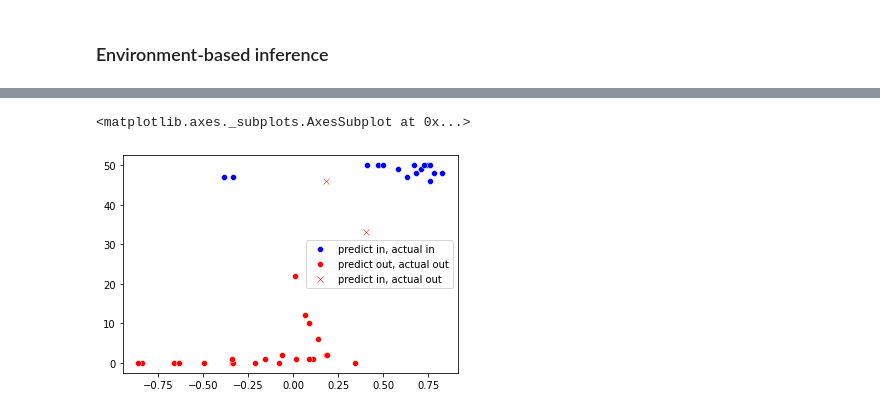
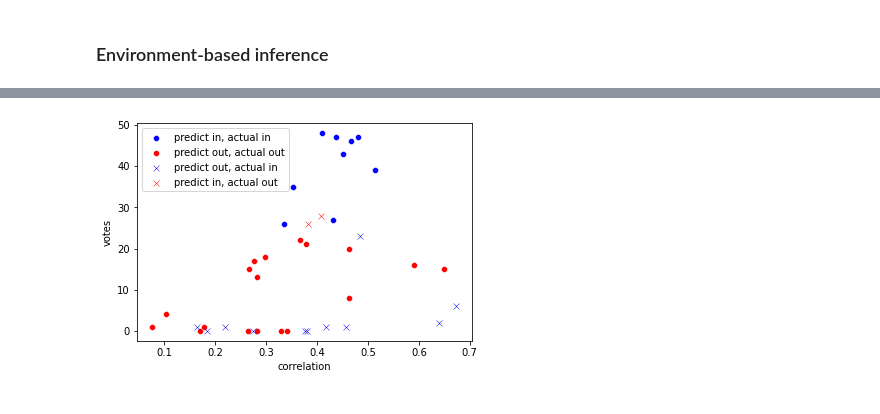
Before and after one commit to yunhaoyang234/Membership-Attack-Privacy-Preserving, a Jupyter notebook: MIA_RL_multiroom.ipynb, the cells around one changed output, grey strips where cells are left out. Drawn from its saved outputs; the diff is of its cells as text; code cells hidden in the pictures.

```diff
--- a/MIA_RL_multiroom.ipynb
+++ b/MIA_RL_multiroom.ipynb
@@ -59,7 +124,6 @@ Mounted at /content/drive
 # %%
-df = pd.read_csv(data_dir+'mr_gae/critic_traj.csv')
-target_df = pd.read_csv(data_dir+'mr_gae_v/critic_traj.csv')
-
+df = pd.read_csv(data_dir+'mr_def/critic_traj.csv')
+target_df = pd.read_csv(data_dir+'mr_def_v/critic_traj.csv')
 df.head()
 # %% [output]
 |  | value | reward | env | label | corr |
@@ -84,0 +158,15 @@ def concat_data(dataframe, pad_len=64):
+# %%
+v = []
+r = []
+x = []
+
+for i in range(1210, 1215):
+    v += ast.literal_eval(df['value'][i])
+    r += ast.literal_eval(df['reward'][i])
+    x += range(len(ast.literal_eval(df['value'][i])))
+
+sns.lineplot(x, v, label='value')
+ax = sns.lineplot(x, r, label='reward')
+ax.set_xlabel('step')
+ax.set_ylabel('correlation')
+print(np.corrcoef(np.array(v), np.array(r)))
@@ -135,5 +197,5 @@ def build_att():
 # %%
 attack_model = build_att()
-attack_model.fit(x=data, y=labels, batch_size=64, epochs=20, verbose=True)
+attack_model.fit(x=data, y=labels, batch_size=64, epochs=15, verbose=False)
 attack_model.evaluate(x=v_data, y=v_labels, batch_size=64)
 # %% [output]
@@ -207,19 +259,20 @@ prediction:  out actual:  out correct:  True
 # %%
 corrs, votes, preds, actus = np.array(corrs), np.array(votes), np.array(preds), np.array(actus)
 # %%
-import seaborn as sns
-
 idx = np.array([preds[i]==True and actus[i]==True for i in range(len(preds))])
-sns.scatterplot(corrs[idx], votes[idx], color='blue', label='predict in, actual in')
+ax = sns.scatterplot(corrs[idx], votes[idx], color='blue', label='predict in, actual in')
 
 idx = np.array([preds[i]==False and actus[i]==False for i in range(len(preds))])
-sns.scatterplot(corrs[idx], votes[idx], color='red', label='predict out, actual out')
+sns.scatterplot(corrs[idx], votes[idx], ax=ax, color='red', label='predict out, actual out')
 
 idx = np.array([preds[i]==False and actus[i]==True for i in range(len(preds))])
-sns.scatterplot(corrs[idx], votes[idx], color='blue', marker='x', label='predict out, actual in')
+sns.scatterplot(corrs[idx], votes[idx], ax=ax, color='blue', marker='x', label='predict out, actual in')
 
 idx = np.array([preds[i]==True and actus[i]==False for i in range(len(preds))])
-sns.scatterplot(corrs[idx], votes[idx], color='red', marker='x', label='predict in, actual out')
+sns.scatterplot(corrs[idx], votes[idx], ax=ax, color='red', marker='x', label='predict in, actual out')
+
+ax.set_xlabel('correlation')
+ax.set_ylabel('votes')
+tikzplotlib.save(dir+"nn_def_gae.tex")
 # %% [output]
-<matplotlib.axes._subplots.AxesSubplot at 0x...>
-[figure, old version]
+[figure, new version]
```
Also changed, not shown: parts of 25 cells of this notebook.
